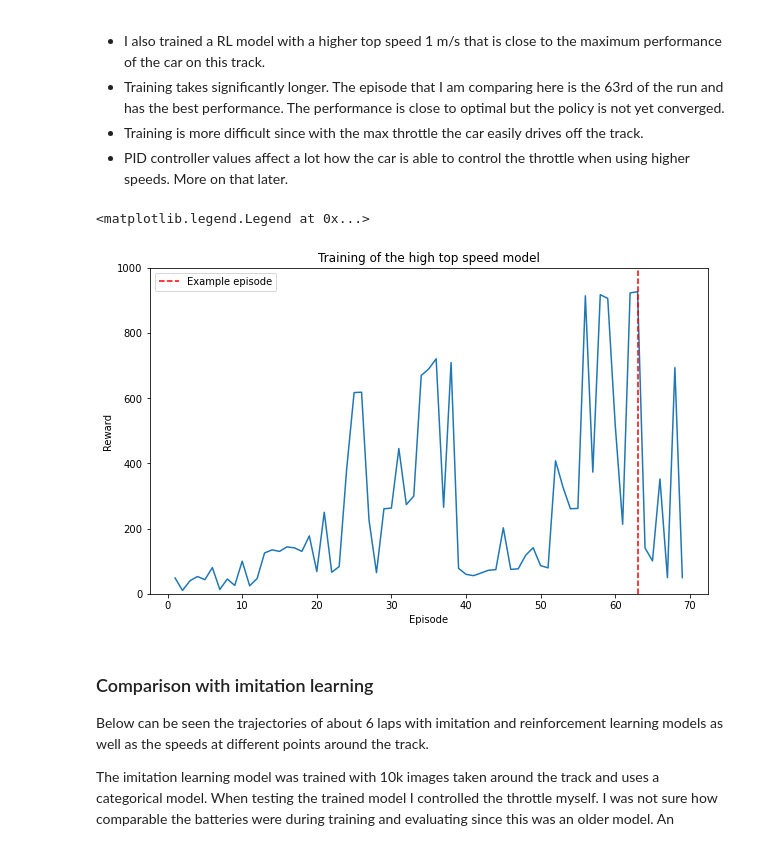
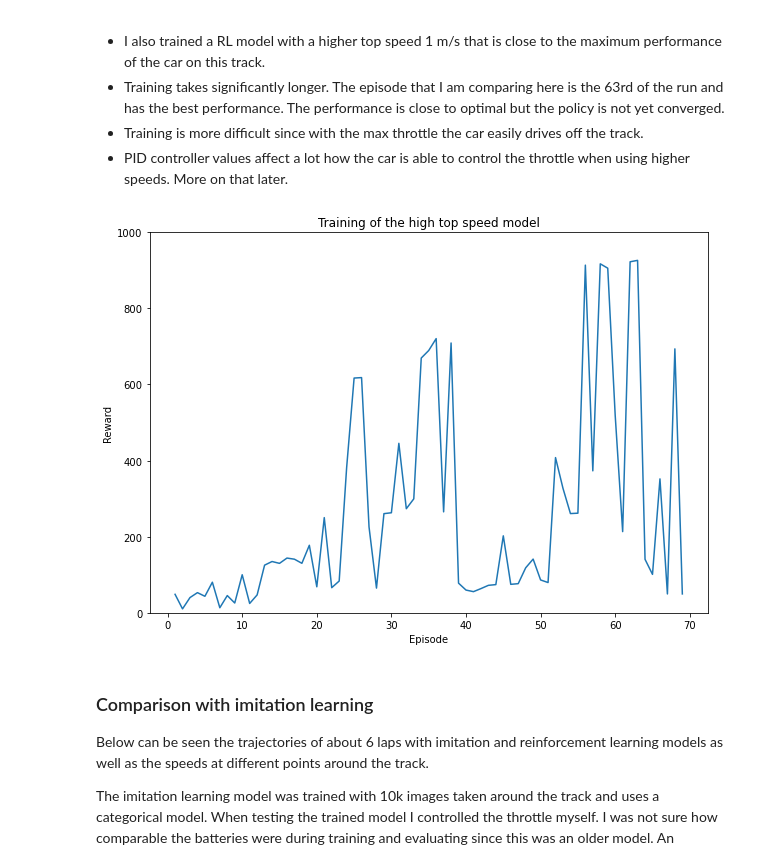
Before and after one commit to ari-viitala/RLDonkeyCar, a Jupyter notebook: analysis/Local_control.ipynb, the cells around one changed output. Drawn from its saved outputs; the diff is of its cells as text; code cells hidden in the pictures.

```diff
--- a/analysis/Local_control.ipynb
+++ b/analysis/Local_control.ipynb
@@ -77,17 +77,17 @@ plt.show()
 * PID controller values affect a lot how the car is able to control the throttle when using higher speeds. More on that later.
 # %%
 data = vs.load_data("../records/local_control/record_2020-10-11T15:30:24.620797.csv")
-plt.figure(1, (10, 6))
+plt.figure(1, (10, 7))
 plt.title("Training of the high top speed model")
 plt.plot(data.groupby("Episode").sum().Speed)
 plt.xlabel("Episode")
 plt.ylabel("Reward")
 plt.ylim(0, 1000)
-plt.axvline(63, linestyle="--", color= "red", label="Example episode")
-plt.legend()
+#plt.axvline(63, linestyle="--", color= "red", label="Example episode")
+#plt.legend()
+plt.savefig("./plots/Training_speed.pdf")
 # %% [output]
-<matplotlib.legend.Legend at 0x...>
-[figure, old version]
+[figure, new version]
 # %% [markdown]
 ### Comparison with imitation learning
 Below can be seen the trajectories of about 6 laps with imitation and reinforcement learning models as well as the speeds at different points around the track.
```
Also changed, not shown: parts of 11 cells of this notebook.
